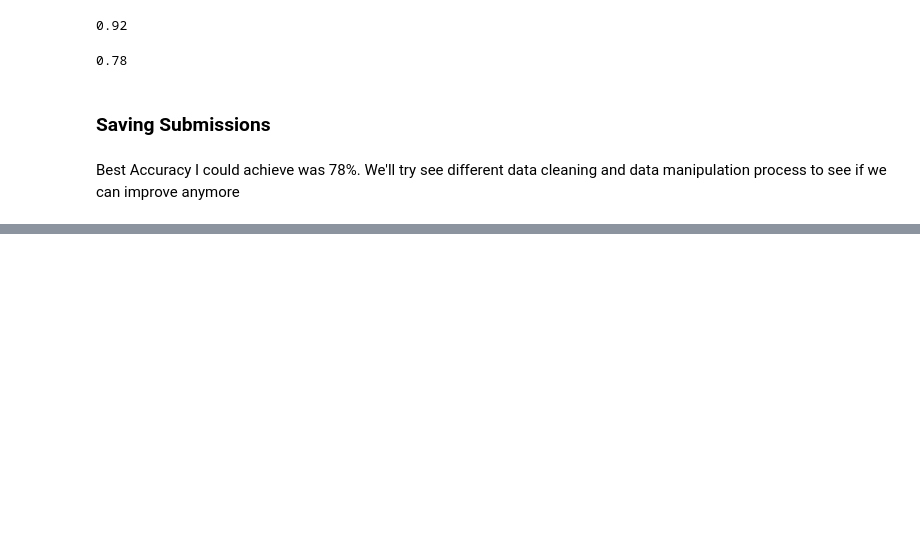
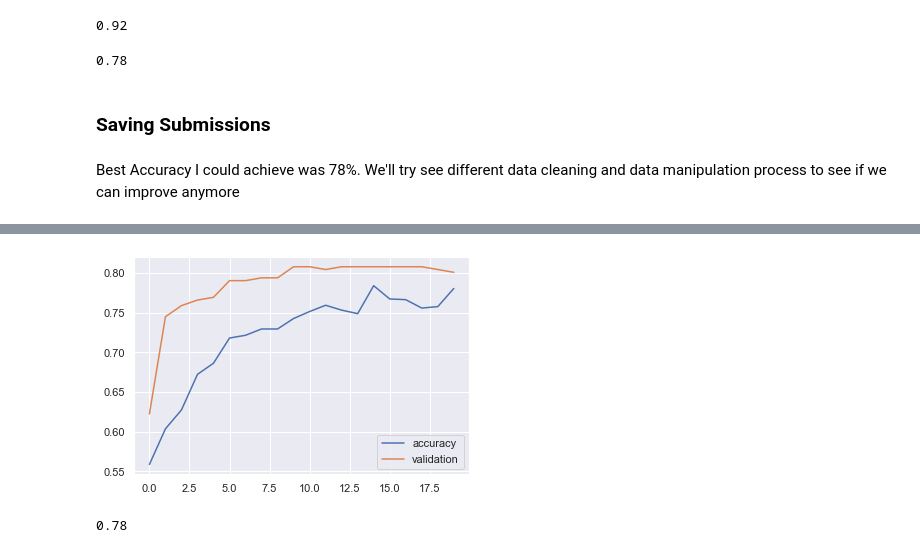
Before and after one commit to shagal-sajid/Titanic_dataset_kaggle, a Jupyter notebook: Titanic Survival Prediction.ipynb, the cells around one changed output, grey strips where cells are left out. Cells and saved outputs as stored; diff of their text form; code cells hidden in the pictures; blank space fills up the shorter version.

```diff
--- a/Titanic Survival Prediction.ipynb
+++ b/Titanic Survival Prediction.ipynb
@@ -616,0 +626,17 @@ We'll try see different data cleaning and data manipulation process to see if we
+# %%
+# creationg early stopping condition
+early_stopping = tf.keras.callbacks.EarlyStopping(
+    monitor='val_accuracy',
+    verbose=1,
+    patience=10,
+    mode='max',
+    restore_best_weights=True)
+# %%
+# changing output lables to numpy arrays, which later changing to onhot arrays
+# on hot arrays change [0,1,0] values to [[0,1],[1,0],[0,1]]
+
+y_train_np = y_train_tf.to_numpy()
+y_val_np = y_val_tf.to_numpy()
+
+y_train_onhot = tf.one_hot(y_train_np, 2)
+y_val_onhot = tf.one_hot(y_val_np, 2)
@@ -616,0 +647,20 @@ We'll try see different data cleaning and data manipulation process to see if we
+# %%
+# Making initial epochs 100, and applying early stopping,
+epochs = 100
+model = keras.Sequential()
+model.add(keras.layers.Dense(32, input_shape=[5]))
+model.add(keras.layers.Dropout(0.5))
+model.add(keras.layers.Dense(16, activation='relu'))
+model.add(keras.layers.Dropout(0.5))
+model.add(keras.layers.Dense(2, activation='sigmoid'))
+
+model.compile(
+      optimizer=keras.optimizers.Adam(learning_rate=1e-3),
+      loss=keras.losses.BinaryCrossentropy(),
+      metrics=['accuracy'])
+history = model.fit(
+    x_train_tf,
+    y_train_onhot,
+    validation_data = [x_val_tf, y_val_onhot],
+    callbacks = [early_stopping],
+    epochs = epochs)
@@ -616,0 +685,17 @@ We'll try see different data cleaning and data manipulation process to see if we
+# %%
+# plotting accuracy vs validation accuracy
+plt.plot(history.history['accuracy'],label = 'accuracy')
+plt.plot(history.history['val_accuracy'], label='validation')
+plt.legend()
+plt.show()
+# %% [output]
+[figure, added]
+# %%
+# prediction and testing accuracy
+y_pred_tf = model.predict(x_test)
+y_pred_tf_on_hot = to_categorical(np.argmax(y_pred_tf, axis=1), 2)
+y_pred_tf_final = tf.argmax(y_pred_tf_on_hot, axis=1)
+
+round(accuracy_score(y_test, y_pred_tf_final),2)
+# %% [output]
+0.78
```
Also changed, not shown: parts of 10 cells of this notebook, 3 other files.
